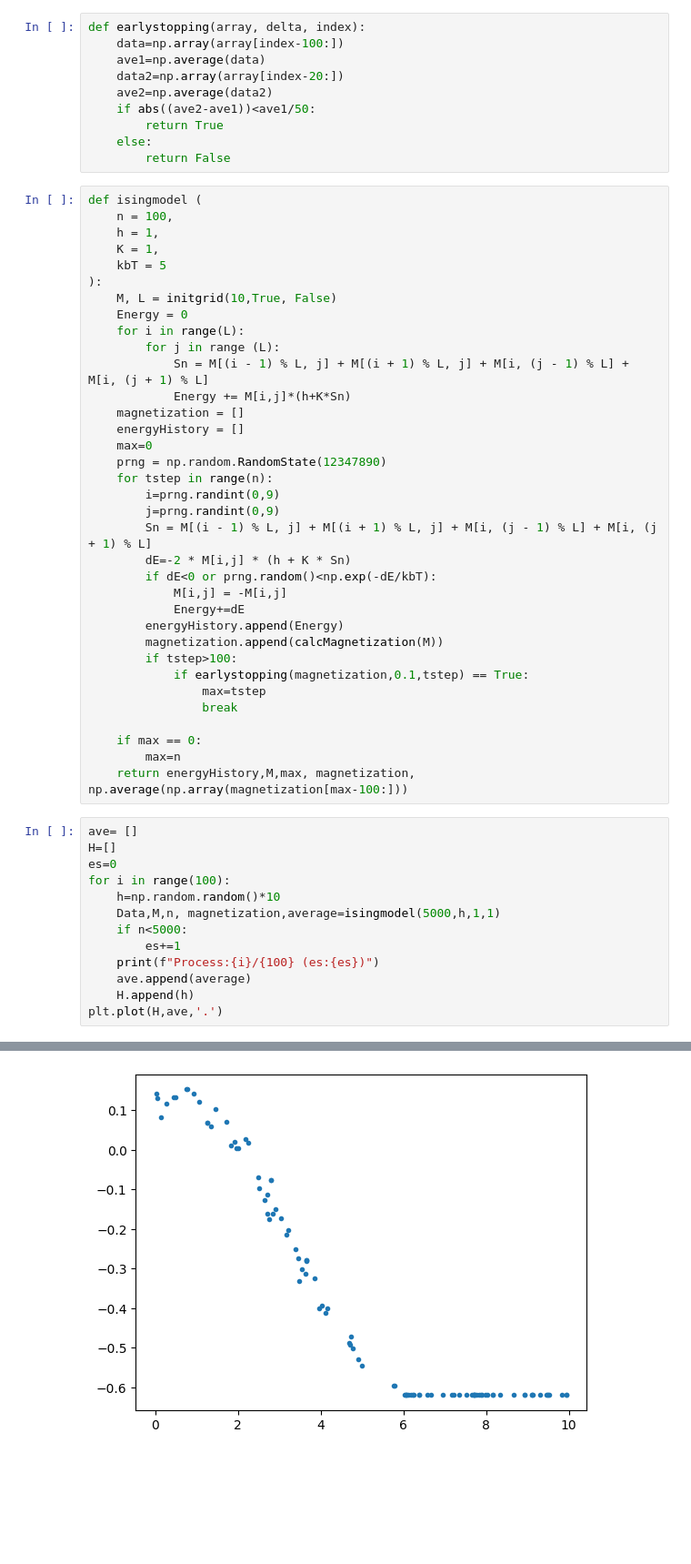
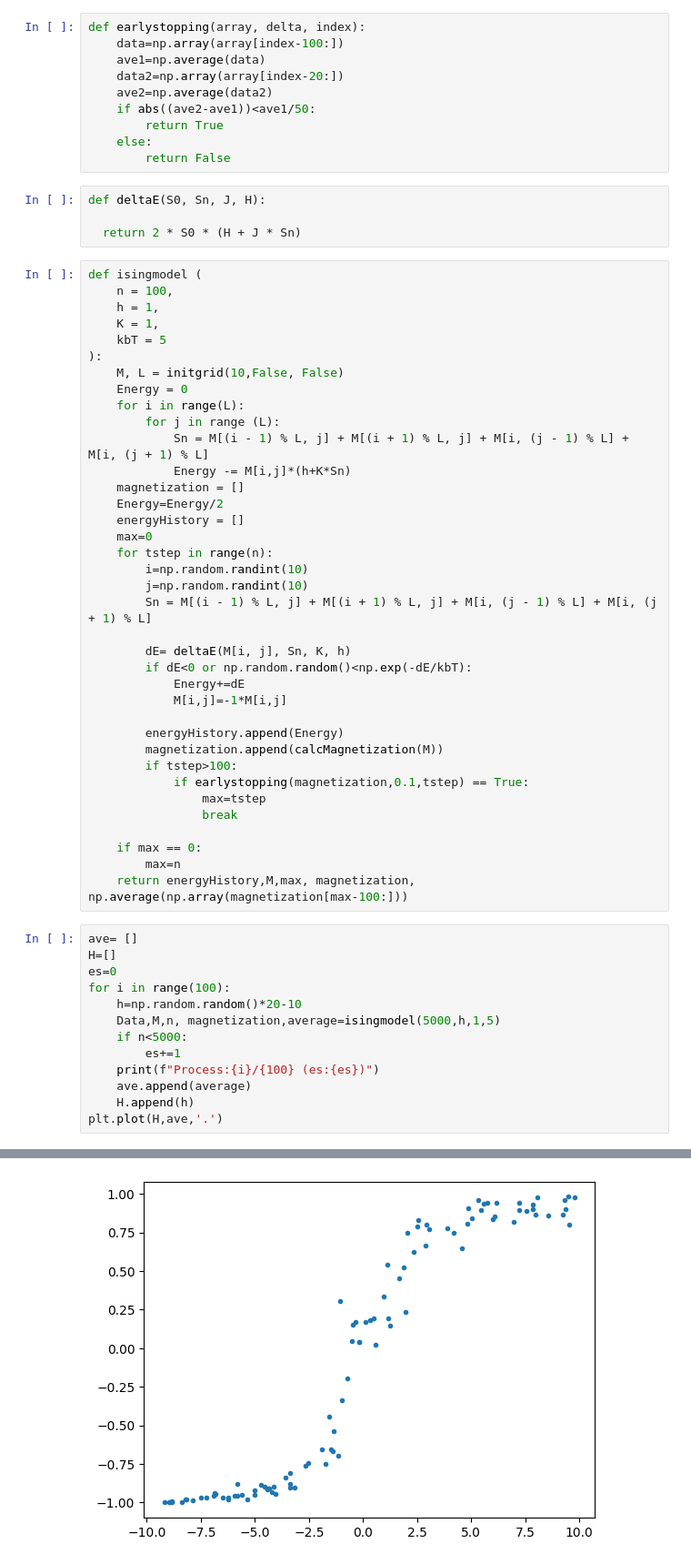
Before and after one commit to axelkat/statfmc, a Jupyter notebook: isingmodel.ipynb, the cells around one changed output, grey strips where cells are left out. Shown: that part at 91% size. Drawn from its saved outputs; the diff is of its cells as text; blank space fills up the shorter version.

Commit message:
Fix energy

```diff
--- a/isingmodel.ipynb
+++ b/isingmodel.ipynb
@@ -52,6 +52,10 @@ def earlystopping(array, delta, index):
         return True
     else:
         return False
+# %%
+def deltaE(S0, Sn, J, H):
+
+  return 2 * S0 * (H + J * Sn)
 # %%
 def isingmodel (
     n = 100,
@@ -59,24 +63,26 @@ def isingmodel (
     K = 1,
     kbT = 5
 ):
-    M, L = initgrid(10,True, False)
+    M, L = initgrid(10,False, False)
     Energy = 0
     for i in range(L):
         for j in range (L):
             Sn = M[(i - 1) % L, j] + M[(i + 1) % L, j] + M[i, (j - 1) % L] + M[i, (j + 1) % L]
-            Energy += M[i,j]*(h+K*Sn)
+            Energy -= M[i,j]*(h+K*Sn)
     magnetization = []
+    Energy=Energy/2
     energyHistory = []
     max=0
-    prng = np.random.RandomState(12347890)
     for tstep in range(n):
-        i=prng.randint(0,9)
-        j=prng.randint(0,9)
+        i=np.random.randint(10)
+        j=np.random.randint(10)
         Sn = M[(i - 1) % L, j] + M[(i + 1) % L, j] + M[i, (j - 1) % L] + M[i, (j + 1) % L]
-        dE=-2 * M[i,j] * (h + K * Sn)
-        if dE<0 or prng.random()<np.exp(-dE/kbT):
-            M[i,j] = -M[i,j]
+
+        dE= deltaE(M[i, j], Sn, K, h)
+        if dE<0 or np.random.random()<np.exp(-dE/kbT):
             Energy+=dE
+            M[i,j]=-1*M[i,j]
+
         energyHistory.append(Energy)
         magnetization.append(calcMagnetization(M))
         if tstep>100:
@@ -92,8 +98,8 @@ ave= []
 H=[]
 es=0
 for i in range(100):
-    h=np.random.random()*10
-    Data,M,n, magnetization,average=isingmodel(5000,h,1,1)
+    h=np.random.random()*20-10
+    Data,M,n, magnetization,average=isingmodel(5000,h,1,5)
     if n<5000:
         es+=1
     print(f"Process:{i}/{100} (es:{es})")
@@ -121,2 +127,2 @@ Process:99/100 (es:21)
 [<matplotlib.lines.Line2D at 0x...>]
-[figure, old version]
+[figure, new version]
```
Also changed, not shown: parts of 6 cells of this notebook.
